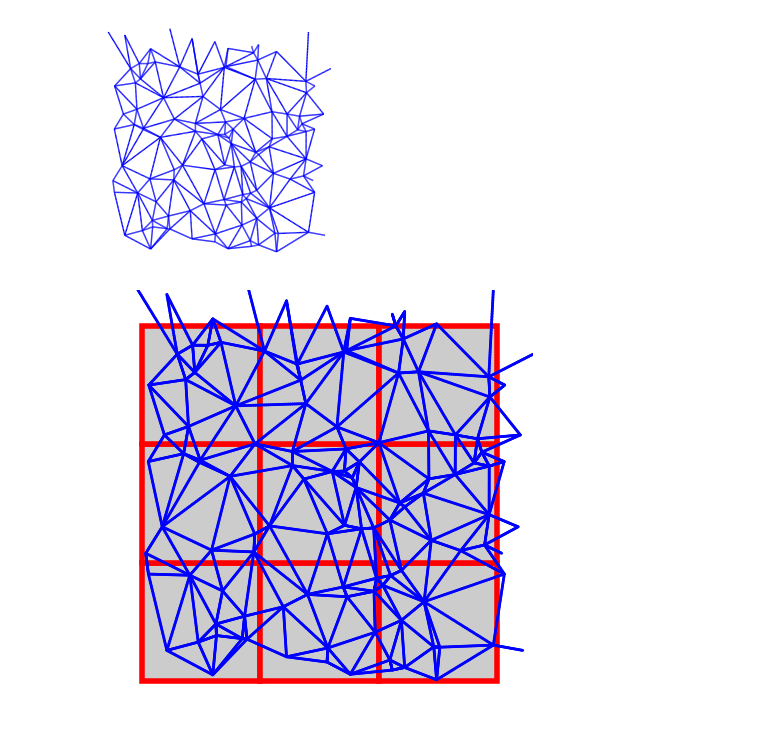
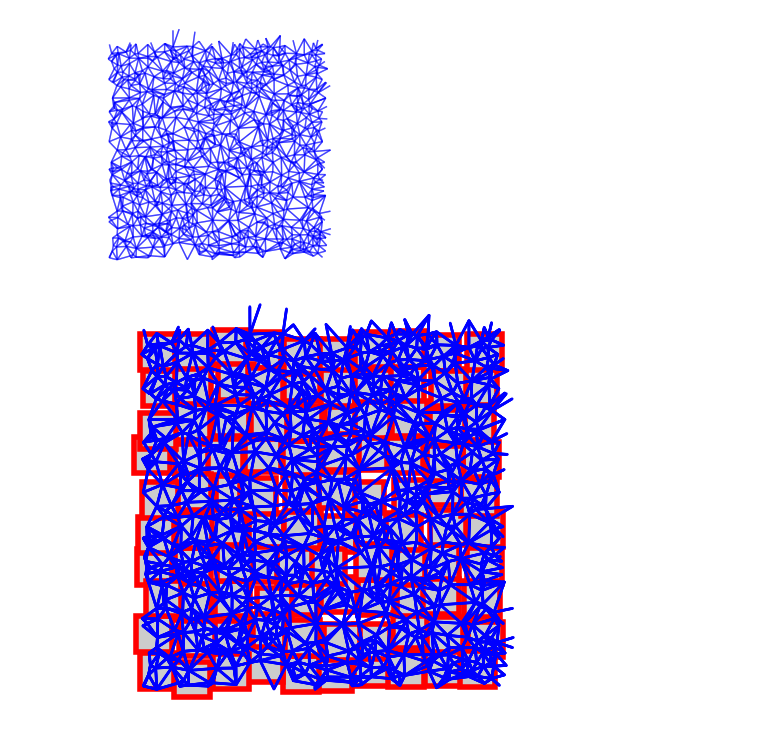
Before and after one commit to sidneyholden1/metric_graph, a Jupyter notebook: test_scripts/patching2.ipynb, the cells around one changed output. Cells and saved outputs as stored; diff of their text form; code cells hidden in the pictures.

Commit message:
more patching code

```diff
--- a/test_scripts/patching2.ipynb
+++ b/test_scripts/patching2.ipynb
@@ -84,7 +116,7 @@ class Renormalization:
 # %%
 N = 1
 np.random.seed(0)
-num_Vs_for_tile = 100
+num_Vs_for_tile = 1000
 g = construct_graph.tiling.Tiling(tile_type="uniformly_random_Delaunay_triangulated",
                                   num_Vs_for_tile=num_Vs_for_tile,
                                   num_horizontal_displacements=N,
@@ -92,13 +124,12 @@ g = construct_graph.tiling.Tiling(tile_type="uniformly_random_Delaunay_triangula
                                   autoplot=False, figsize=5)
 g.plot_graph(figsize=3, linewidth=1, capstyle=False)
 # %% [output]
-[figure, old version]
+[figure, new version]
 # %%
-num_patches_per_dim = 3
+num_patches_per_dim = 10
 R = Renormalization(g, num_patches_per_dim=num_patches_per_dim)
-R.plot_patching(figsize=5)
 # %% [output]
-[figure, old version]
+[figure, new version]
 # %%
 class Laplace_Operator_Graph_Renormalization:
     """Take in g and partition type
```
Also changed, not shown: parts of 1 cell of this notebook.
